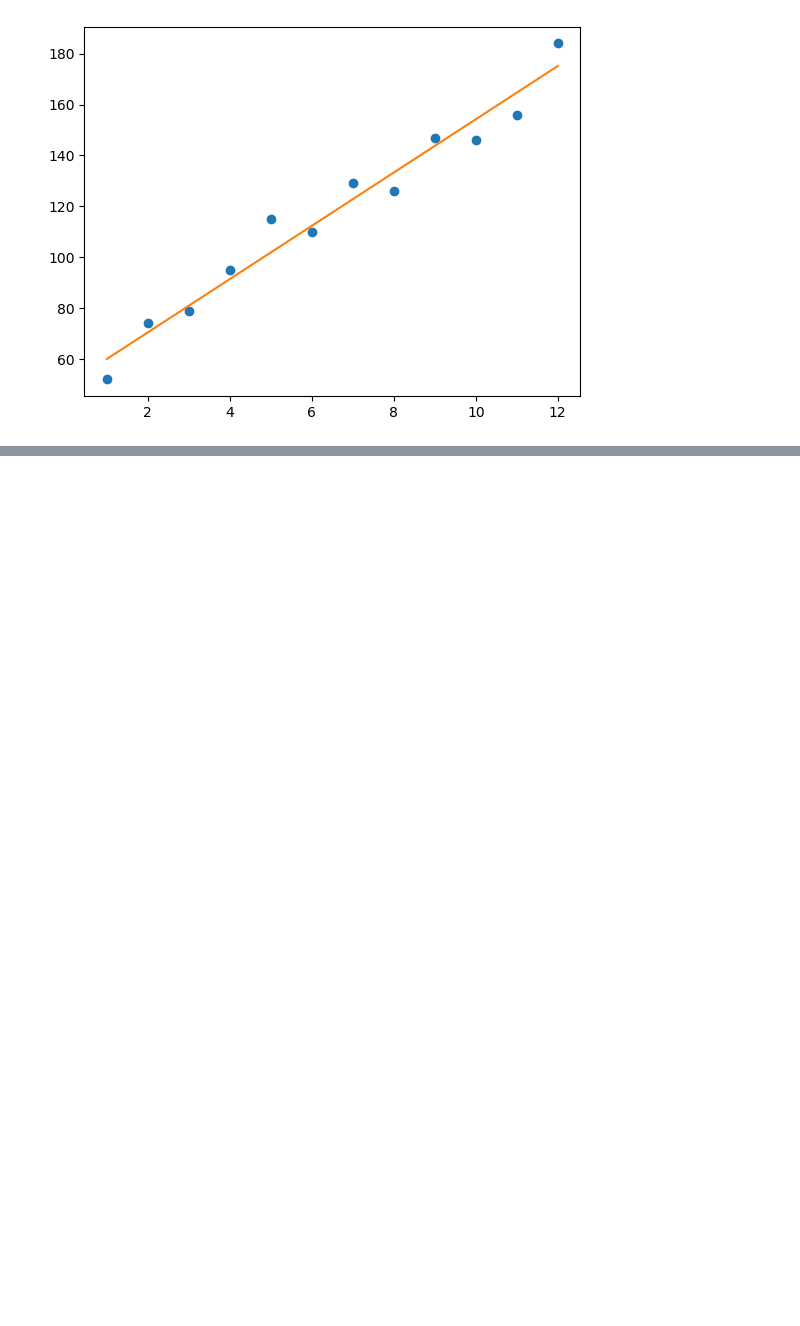
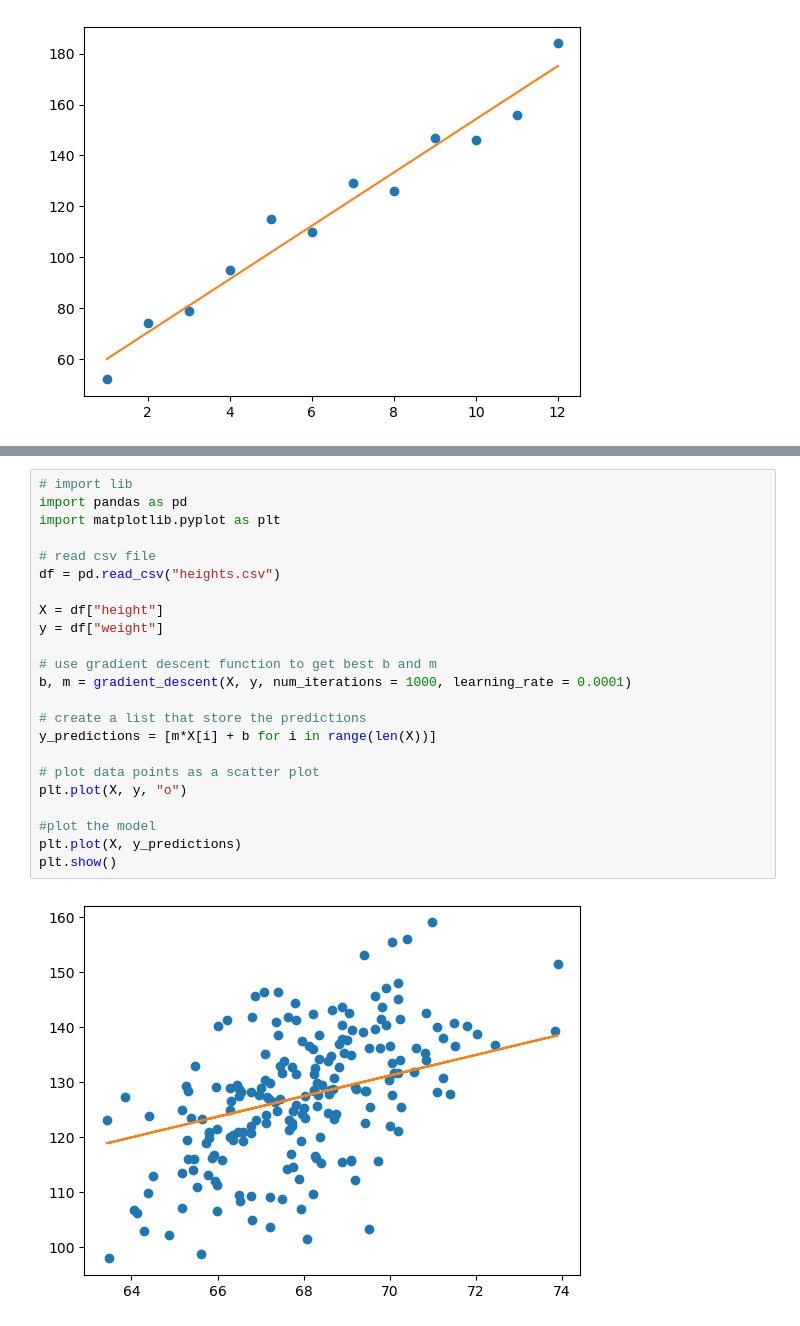
Before and after one commit to 1am8anana/Practices, a Jupyter notebook: [EXP_SupervisedLearning]/LinearRegression.ipynb, the cells around one changed output, grey strips where cells are left out. Cells and saved outputs as stored; diff of their text form; blank space fills up the shorter version.

Commit message:
file & code modify: dataset 'heights.csv', Use Functions on Real Data

```diff
--- a/[EXP_SupervisedLearning]/LinearRegression.ipynb
+++ b/[EXP_SupervisedLearning]/LinearRegression.ipynb
@@ -284,0 +289,25 @@ plt.show()
+# %%
+# import lib
+import pandas as pd
+import matplotlib.pyplot as plt
+
+# read csv file
+df = pd.read_csv("heights.csv")
+
+X = df["height"]
+y = df["weight"]
+
+# use gradient descent function to get best b and m
+b, m = gradient_descent(X, y, num_iterations = 1000, learning_rate = 0.0001)
+
+# create a list that store the predictions
+y_predictions = [m*X[i] + b for i in range(len(X))]
+
+# plot data points as a scatter plot
+plt.plot(X, y, "o")
+
+#plot the model
+plt.plot(X, y_predictions)
+plt.show()
+# %% [output]
+[figure, added]
```
Also changed, not shown: parts of 1 cell of this notebook, 1 other file.
